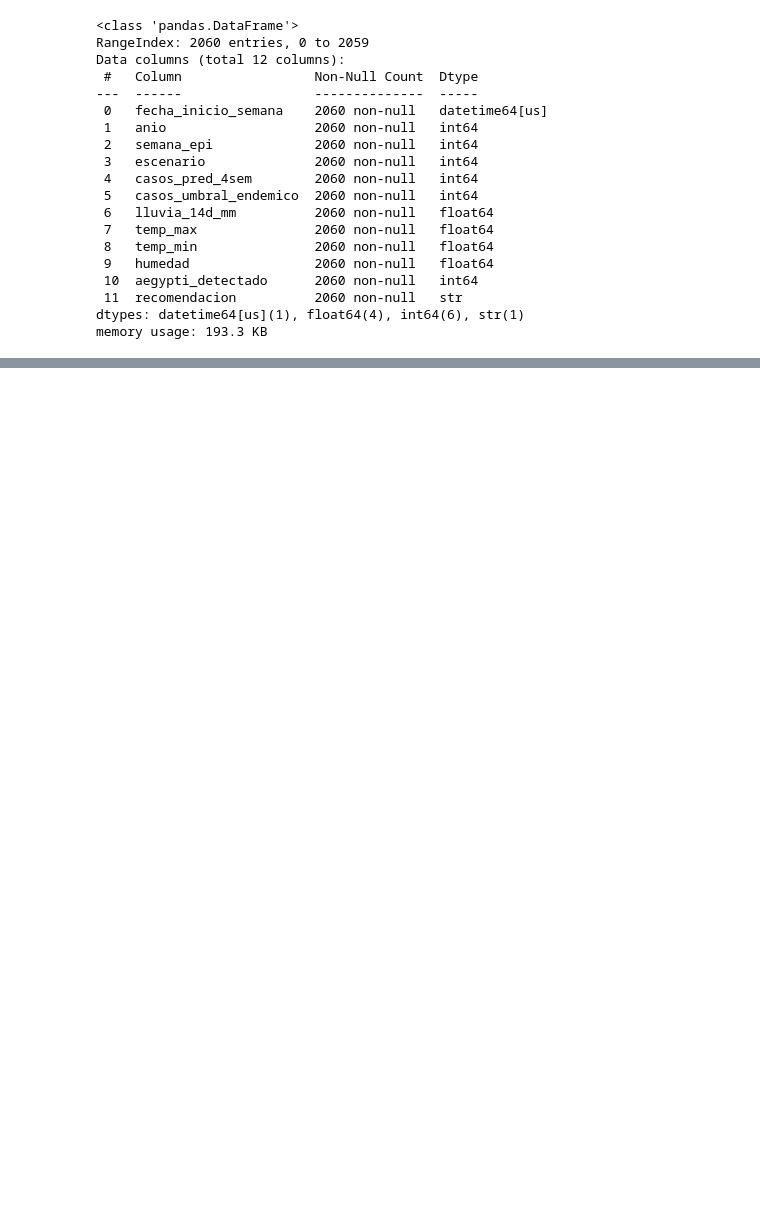
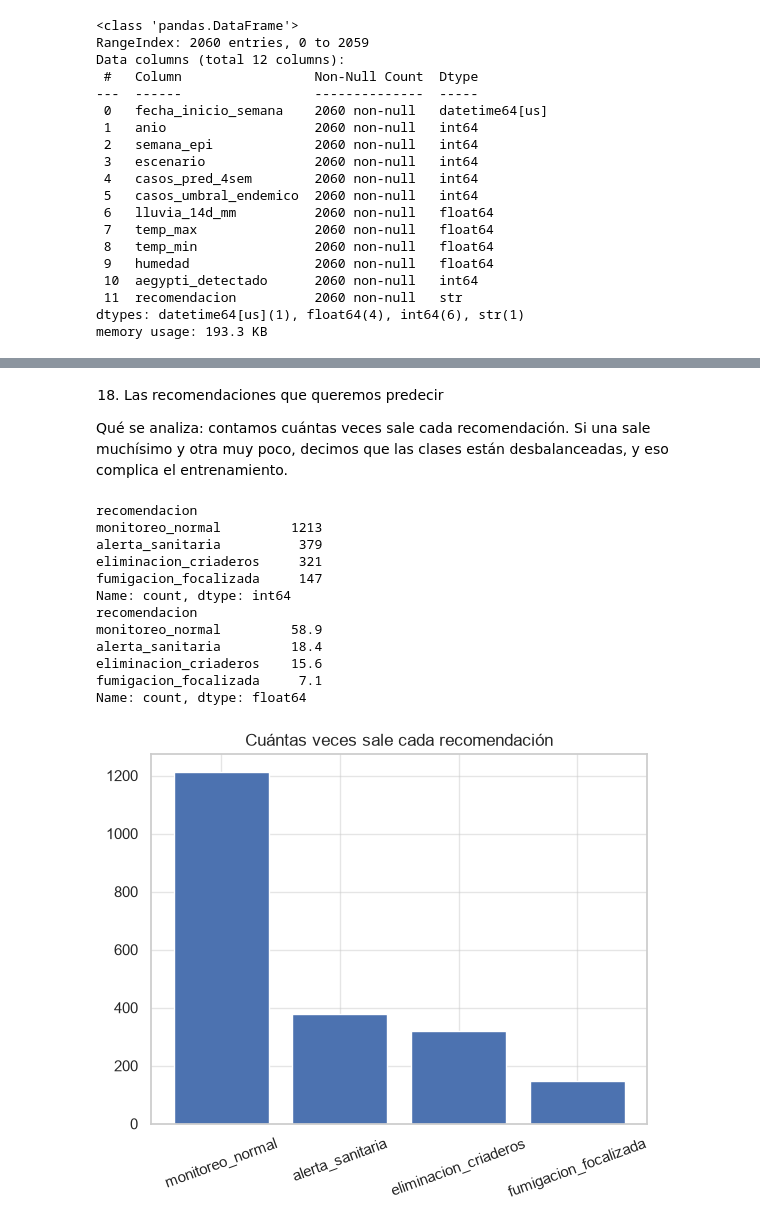
Before and after one commit to jeriel169017-a11y/AI_Redes-neuronales, a Jupyter notebook: notebooks/01_EDA.ipynb, the cells around one changed output, grey strips where cells are left out. Saved outputs shown, nothing was run; the diff lists cells and outputs as text; code cells hidden in the pictures; blank space fills up the shorter version.

```diff
--- a/notebooks/01_EDA.ipynb
+++ b/notebooks/01_EDA.ipynb
@@ -403,0 +456,27 @@ memory usage: 193.3 KB
+# %% [markdown]
+18. Las recomendaciones que queremos predecir
+
+Qué se analiza: contamos cuántas veces sale cada recomendación. Si una sale muchísimo y otra muy poco, decimos que las clases están desbalanceadas, y eso complica el entrenamiento.
+# %%
+conteo = acc["recomendacion"].value_counts()          # cuántas veces sale cada una
+print(conteo)
+print((conteo / conteo.sum() * 100).round(1))         # lo mismo en porcentaje
+
+plt.bar(conteo.index, conteo.values)                  # una barra por recomendación
+plt.xticks(rotation=20)                               # inclina los nombres para que se lean
+plt.title("Cuántas veces sale cada recomendación")
+plt.show()
+# %% [output]
+recomendacion
+monitoreo_normal         1213
+alerta_sanitaria          379
+eliminacion_criaderos     321
+fumigacion_focalizada     147
+Name: count, dtype: int64
+recomendacion
+monitoreo_normal         58.9
+alerta_sanitaria         18.4
+eliminacion_criaderos    15.6
+fumigacion_focalizada     7.1
+Name: count, dtype: float64
+[figure, added]
```
Also changed, not shown: parts of 69 cells of this notebook, 1 other file.
